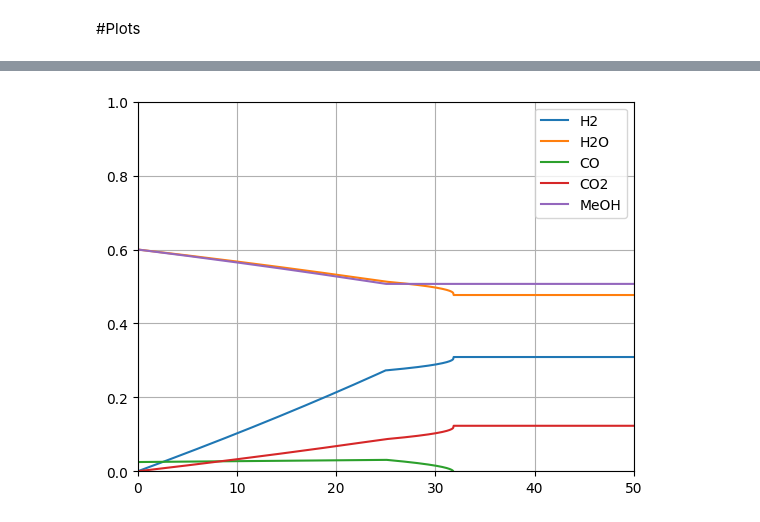
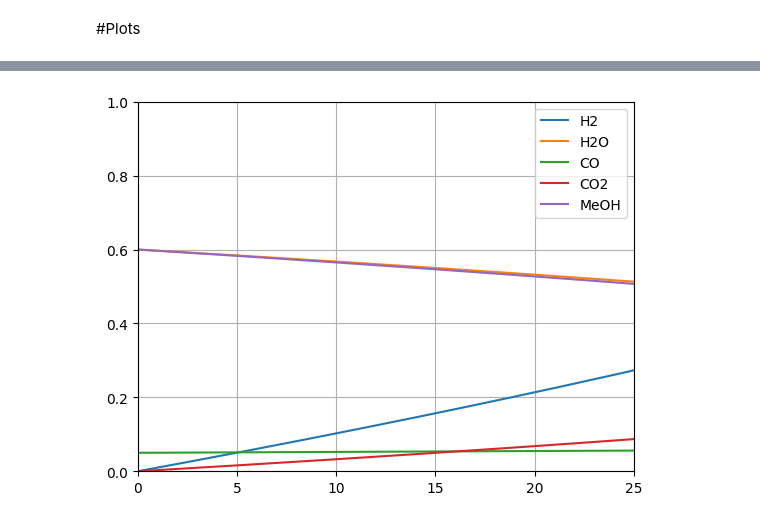
Before and after one commit to DanielGreiner/Masterarbeit, a Jupyter notebook: Isothermal_steady_state_PFR.ipynb, the cells around one changed output, grey strips where cells are left out. Cells and saved outputs as stored; diff of their text form; code cells hidden in the pictures.

```diff
--- a/Isothermal_steady_state_PFR.ipynb
+++ b/Isothermal_steady_state_PFR.ipynb
@@ -46,29 +46,27 @@ Vges = 50
 V0 = 0
 steps = 1000
 dV = (Vges-V0)/steps
-Vspan = np.arange(V0, Vges+dV/2, dV)
+Vspan = np.arange(V0, Vges + dV, dV)
 z = Vges/A
 r = np.sqrt(A/np.pi)
 
 T0 = 273
 n = 1
 
-stepssplit = int(steps/2)
-dVsplit = (Vges-V0)/stepssplit
+stepssplit = steps//2
 Vspansplit = np.arange(V0, Vges/2+dV, dV)
 
 # print(steps)
 # print(len(Vspansplit))
 # print(stepssplit)
 # print(Vspansplit)
-# print(dV)
-# print(dVsplit)
+# print(Vspan)
 # %%
 # @title Startwerte
 
 C0_H2 = 0
 C0_H2O = 0.6
-C0_CO = 0.025
+C0_CO = 0.05
 C0_CO2 = 0
 C0_MeOH = 0.6
 
@@ -252,38 +253,38 @@ def ReakFunWGS (V, C, T, WGSind):
   return dC
 # %%
 # @title Euler Verfahren Funktion
-def EulFunFull (y, T):
+def EulFunFull (y, T, MSRind, MDind, WGSind):
   ytemp = np.zeros([len(Vspan), len(IC)])
   ytemp[0,:] = IC
 
   for i in range(steps):
     V = Vspan[i]
     y = np.transpose(ytemp[i, :])
-    dy = ReakFunFull(V, y, T, 0, 0, 0)
-    ytemp[i+1, :] = y + dy
+    dy = ReakFunFull(y, T, MSRind, MDind, WGSind)
+    ytemp[i+1, :] = y + dy*dV
 
   return ytemp
 
-def EulFunMSRMD (y, T):
+def EulFunMSRMD (y, T, MSRind, MDind):
   ytemp = np.zeros([len(Vspansplit), len(IC)])
   ytemp[0,:] = y
 
   for i in range(stepssplit):
     V = Vspan[i]
     y = np.transpose(ytemp[i, :])
-    dy = ReakFunMSRMD(V, y, T, 0, 0)
-    ytemp[i+1, :] = y + dy
+    dy = ReakFunMSRMD(y, T, MSRind, MDind)
+    ytemp[i+1, :] = y + dy*dV
 
   return ytemp
 
-def EulFunWGS (y, T):
+def EulFunWGS (y, T, WGSind):
   ytemp = np.zeros([len(Vspansplit), len(IC)])
   ytemp[0,:] = y
 
   for i in range(stepssplit):
     V = Vspan[i + stepssplit - 1]
     y = np.transpose(ytemp[i, :])
-    dy = ReakFunWGS(V, y, T, 0)
-    ytemp[i+1, :] = y + dy
+    dy = ReakFunWGS(y, T, WGSind)
+    ytemp[i+1, :] = y + dy*dV
 
   return ytemp
@@ -312,14 +384,15 @@ Conc = np.append(ConcMSRMD, Conctemp2, axis = 0)
 # %%
-# @title full plot
-plt.figure(1)
-plt.plot(Vspan, Conc[:,0], label='H2')
-plt.plot(Vspan, Conc[:,1], label='H2O')
-plt.plot(Vspan, Conc[:,2], label='CO')
-plt.plot(Vspan, Conc[:,3], label='CO2')
-plt.plot(Vspan, Conc[:,4], label='MeOH')
+# @title MSR + MD plot
 
-plt.axis((0, 50, 0, 1))
+plt.figure(3)
+plt.plot(Vspansplit, ConcEul1[:,0], label='H2')
+plt.plot(Vspansplit, ConcEul1[:,1], label='H2O')
+plt.plot(Vspansplit, ConcEul1[:,2], label='CO')
+plt.plot(Vspansplit, ConcEul1[:,3], label='CO2')
+plt.plot(Vspansplit, ConcEul1[:,4], label='MeOH')
+
+plt.axis((0, 25, 0, 1))
 plt.legend(loc='best')
 plt.grid()
 # %% [output]
-[figure, old version]
+[figure, new version]
```
Also changed, not shown: parts of 8 cells of this notebook.
